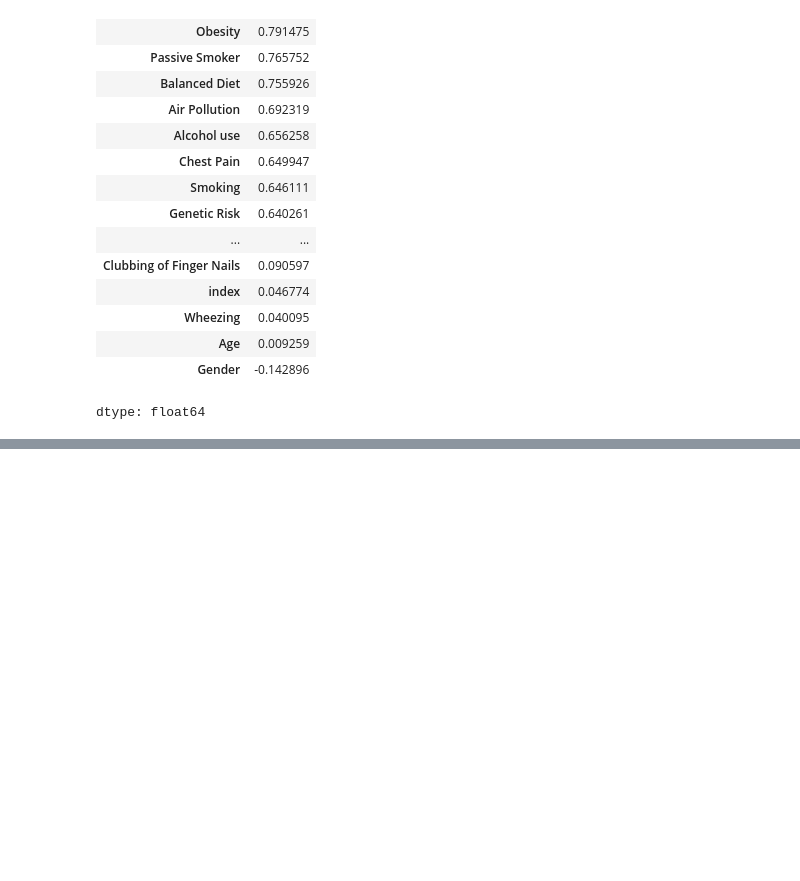
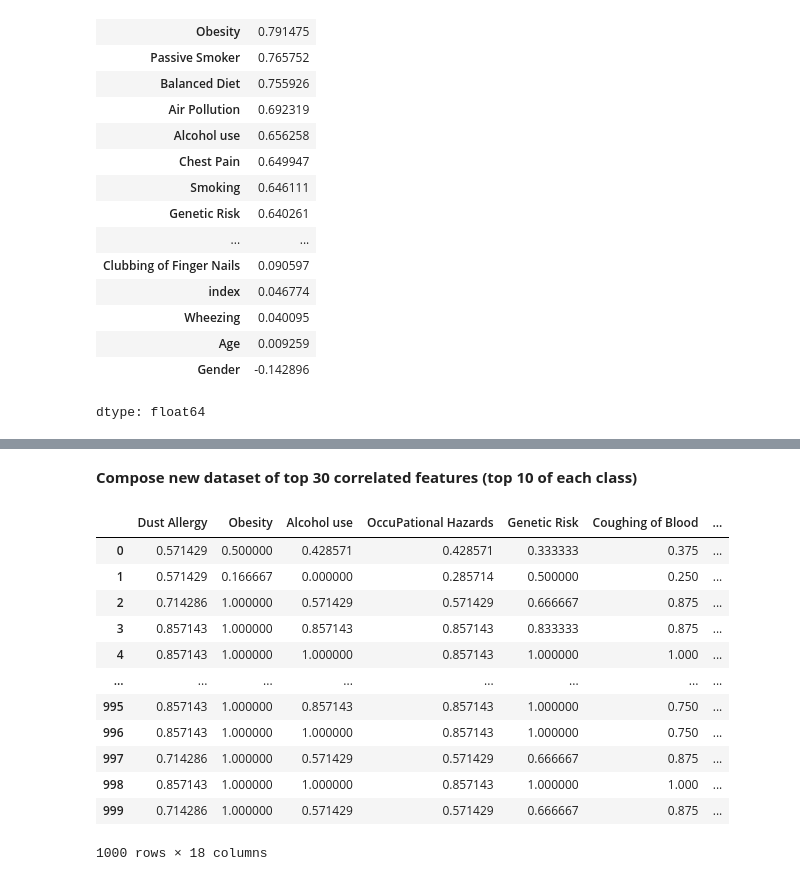
Before and after one commit to mkz4000/F21DL, a Jupyter notebook: Week2.ipynb, the cells around one changed output, grey strips where cells are left out. Cells and saved outputs as stored; diff of their text form; code cells hidden in the pictures; blank space fills up the shorter version.

```diff
--- a/Week2.ipynb
+++ b/Week2.ipynb
@@ -340,0 +446,33 @@ Note how each class has different correlataion values with different columns!
+# %% [markdown]
+**Compose new dataset of top 30 correlated features (top 10 of each class)**
+# %%
+#exclude certain features
+features_to_exclude = ["Level", "index"]
+
+#sort correlation features in accodance with Level ignoring negative sign and excluding the level Itself and index as well as it's not relevant
+top_10_correlated_features_low_Class = corr_matrix_low_Class["Level"].drop(features_to_exclude).apply(lambda x: abs(x)).sort_values(ascending=False).head(10).index
+
+top_10_correlated_features_medium_Class = corr_matrix_medium_Class["Level"].drop(features_to_exclude).apply(lambda x: abs(x)).sort_values(ascending=False).head(10).index
+
+top_10_correlated_features_high_Class = corr_matrix_high_Class["Level"].drop(features_to_exclude).apply(lambda x: abs(x)).sort_values(ascending=False).head(10).index
+
+#merge all the top5 features of the 3 classes and remove the duplicates
+top_10_correlated_features_all_classes = top_10_correlated_features_low_Class.append(top_10_correlated_features_medium_Class).append(top_10_correlated_features_high_Class).drop_duplicates()
+
+#create the dataset of the 30 features including the Level target feature
+patientsDf_scaled_top_30 = patientsDf_scaled[top_10_correlated_features_all_classes.tolist() + ["Level"]]
+patientsDf_scaled_top_30
+# %% [output]
+|  | Dust Allergy | Obesity | Alcohol use | OccuPational Hazards | Genetic Risk | Coughing of Blood | ... |
+| 0 | 0.571429 | 0.500000 | 0.428571 | 0.428571 | 0.333333 | 0.375 | ... |
+| 1 | 0.571429 | 0.166667 | 0.000000 | 0.285714 | 0.500000 | 0.250 | ... |
+| 2 | 0.714286 | 1.000000 | 0.571429 | 0.571429 | 0.666667 | 0.875 | ... |
+| 3 | 0.857143 | 1.000000 | 0.857143 | 0.857143 | 0.833333 | 0.875 | ... |
+| 4 | 0.857143 | 1.000000 | 1.000000 | 0.857143 | 1.000000 | 1.000 | ... |
+| ... | ... | ... | ... | ... | ... | ... | ... |
+| 995 | 0.857143 | 1.000000 | 0.857143 | 0.857143 | 1.000000 | 0.750 | ... |
+| 996 | 0.857143 | 1.000000 | 1.000000 | 0.857143 | 1.000000 | 0.750 | ... |
+| 997 | 0.714286 | 1.000000 | 0.571429 | 0.571429 | 0.666667 | 0.875 | ... |
+| 998 | 0.857143 | 1.000000 | 1.000000 | 0.857143 | 1.000000 | 1.000 | ... |
+| 999 | 0.714286 | 1.000000 | 0.571429 | 0.571429 | 0.666667 | 0.875 | ... |
+1000 rows × 18 columns
```
Also changed, not shown: parts of 18 cells of this notebook.
